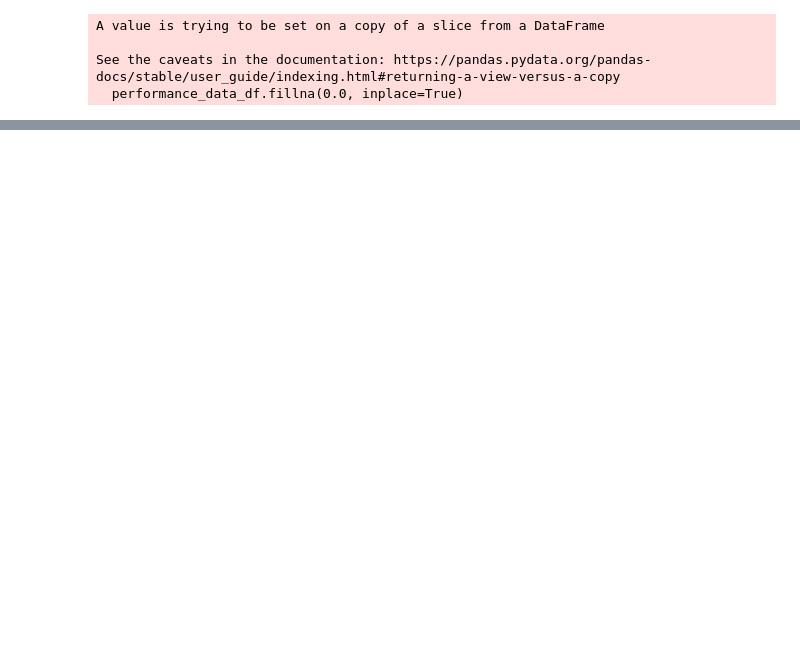
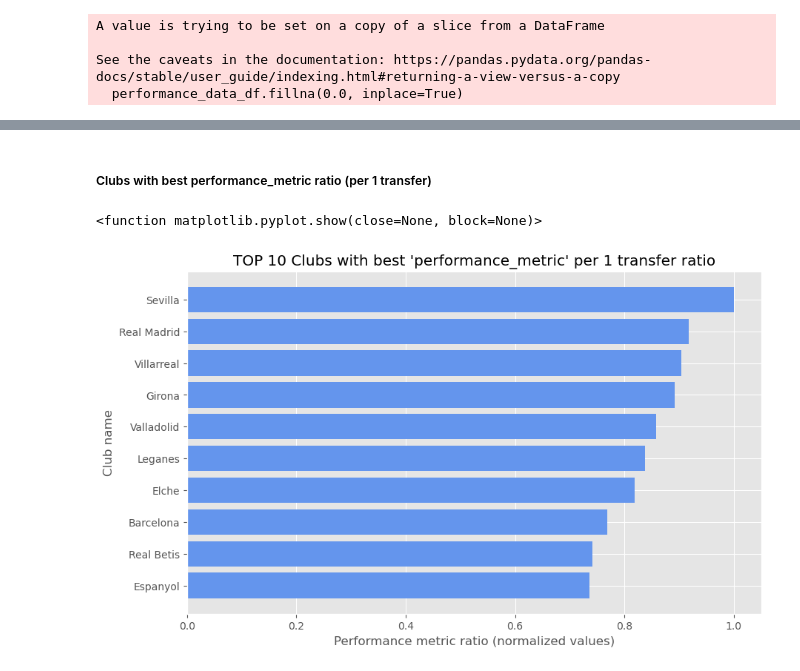
Before and after one commit to adrianmadry/la_liga_transfers, a Jupyter notebook: data_analysis.ipynb, the cells around one changed output, grey strips where cells are left out. Drawn from its saved outputs; the diff is of its cells as text; code cells hidden in the pictures; blank space fills up the shorter version.

```diff
--- a/data_analysis.ipynb
+++ b/data_analysis.ipynb
@@ -421,0 +466,33 @@ merged_df['performance_metric'] = performance_metric
+# %% [markdown]
+##### Clubs with best performance_metric ratio (per 1 transfer)
+# %%
+# Group data by clubs and calculate 'transfer_performance_ratio' for each (mean value of performance_ratio / 1 transfer)
+grouped_data = merged_df.groupby(by='transfers_teams_in_name')
+transfer_counts = grouped_data['performance_metric'].count()
+performance_sum = grouped_data['performance_metric'].sum()
+
+performance_metric_ratio = performance_sum / transfer_counts
+# %%
+# Normalize data
+scaler = MinMaxScaler()
+normalized_data = scaler.fit_transform(performance_metric_ratio.values.reshape(-1,1))
+
+ratio_normalized = pd.Series(normalized_data.flatten(), index=performance_metric_ratio.index)
+# %%
+filtered_club_ratio = ratio_normalized.sort_values(ascending=False).head(10)
+
+plt.style.use('ggplot')
+plt.figure(figsize=(10,6))
+plt.barh(filtered_club_ratio.index, filtered_club_ratio, color='cornflowerblue')
+
+
+plt.xlabel('Performance metric ratio (normalized values)')
+plt.ylabel('Club name')
+plt.title("TOP 10 Clubs with best 'performance_metric' per 1 transfer ratio")
+plt.gca().invert_yaxis()
+
+plt.tight_layout
+plt.show
+# %% [output]
+<function matplotlib.pyplot.show(close=None, block=None)>
+[figure, added]
```
Also changed, not shown: parts of 8 cells of this notebook.
